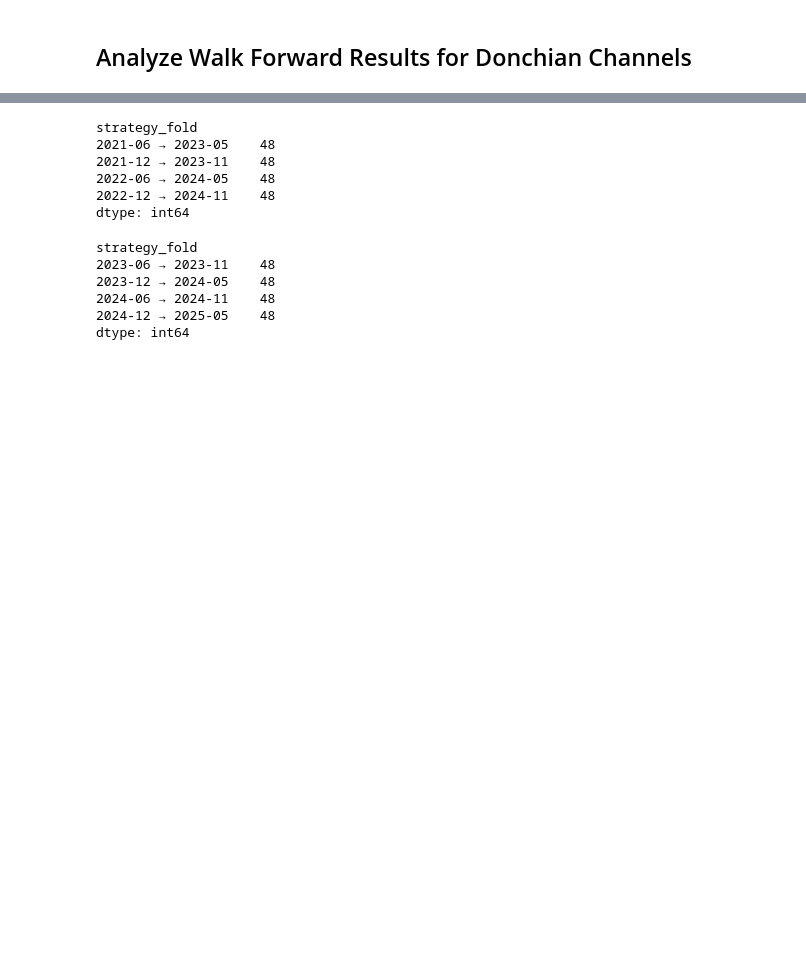
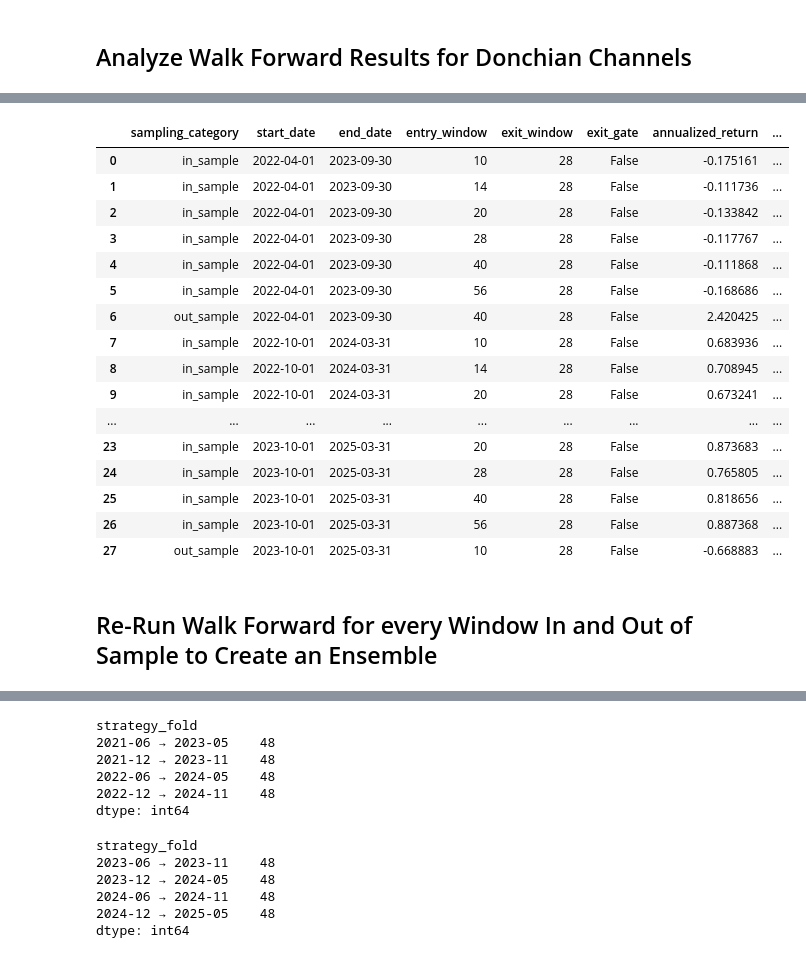
Before and after one commit to adheerchauhan/trend_following, a Jupyter notebook: Trend_Following_Parameter_Optimization_3.ipynb, the cells around one changed output, grey strips where cells are left out. Saved outputs shown, nothing was run; the diff lists cells and outputs as text; code cells hidden in the pictures; blank space fills up the shorter version.

Commit message:
Updated Trend Following Notebook

```diff
--- a/Trend_Following_Parameter_Optimization_3.ipynb
+++ b/Trend_Following_Parameter_Optimization_3.ipynb
@@ -1360 +1358,3 @@ df_performance.to_pickle('/Users/adheerchauhan/Documents/git/trend_following/tre
+# %%
+df_performance_donchian = pd.read_pickle('/Users/adheerchauhan/Documents/git/trend_following/trend_following_results/Portfolio_Donchian_Channel_Entry_Performance-2022-04-01-2025-10-01.pickle')
 # %%
@@ -1363,0 +1413,22 @@ df_performance_is = df_performance[~out_of_sample_cond]
+# %%
+df_performance_donchian
+# %% [output]
+|  | sampling_category | start_date | end_date | entry_window | exit_window | exit_gate | annualized_return | ... |
+| 0 | in_sample | 2022-04-01 | 2023-09-30 | 10 | 28 | False | -0.175161 | ... |
+| 1 | in_sample | 2022-04-01 | 2023-09-30 | 14 | 28 | False | -0.111736 | ... |
+| 2 | in_sample | 2022-04-01 | 2023-09-30 | 20 | 28 | False | -0.133842 | ... |
+| 3 | in_sample | 2022-04-01 | 2023-09-30 | 28 | 28 | False | -0.117767 | ... |
+| 4 | in_sample | 2022-04-01 | 2023-09-30 | 40 | 28 | False | -0.111868 | ... |
+| 5 | in_sample | 2022-04-01 | 2023-09-30 | 56 | 28 | False | -0.168686 | ... |
+| 6 | out_sample | 2022-04-01 | 2023-09-30 | 40 | 28 | False | 2.420425 | ... |
+| 7 | in_sample | 2022-10-01 | 2024-03-31 | 10 | 28 | False | 0.683936 | ... |
+| 8 | in_sample | 2022-10-01 | 2024-03-31 | 14 | 28 | False | 0.708945 | ... |
+| 9 | in_sample | 2022-10-01 | 2024-03-31 | 20 | 28 | False | 0.673241 | ... |
+| ... | ... | ... | ... | ... | ... | ... | ... | ... |
+| 23 | in_sample | 2023-10-01 | 2025-03-31 | 20 | 28 | False | 0.873683 | ... |
+| 24 | in_sample | 2023-10-01 | 2025-03-31 | 28 | 28 | False | 0.765805 | ... |
+| 25 | in_sample | 2023-10-01 | 2025-03-31 | 40 | 28 | False | 0.818656 | ... |
+| 26 | in_sample | 2023-10-01 | 2025-03-31 | 56 | 28 | False | 0.887368 | ... |
+| 27 | out_sample | 2023-10-01 | 2025-03-31 | 10 | 28 | False | -0.668883 | ... |
+# %% [markdown]
+## Re-Run Walk Forward for every Window In and Out of Sample to Create an Ensemble
```
Also changed, not shown: parts of 53 cells of this notebook, 36 other files.
